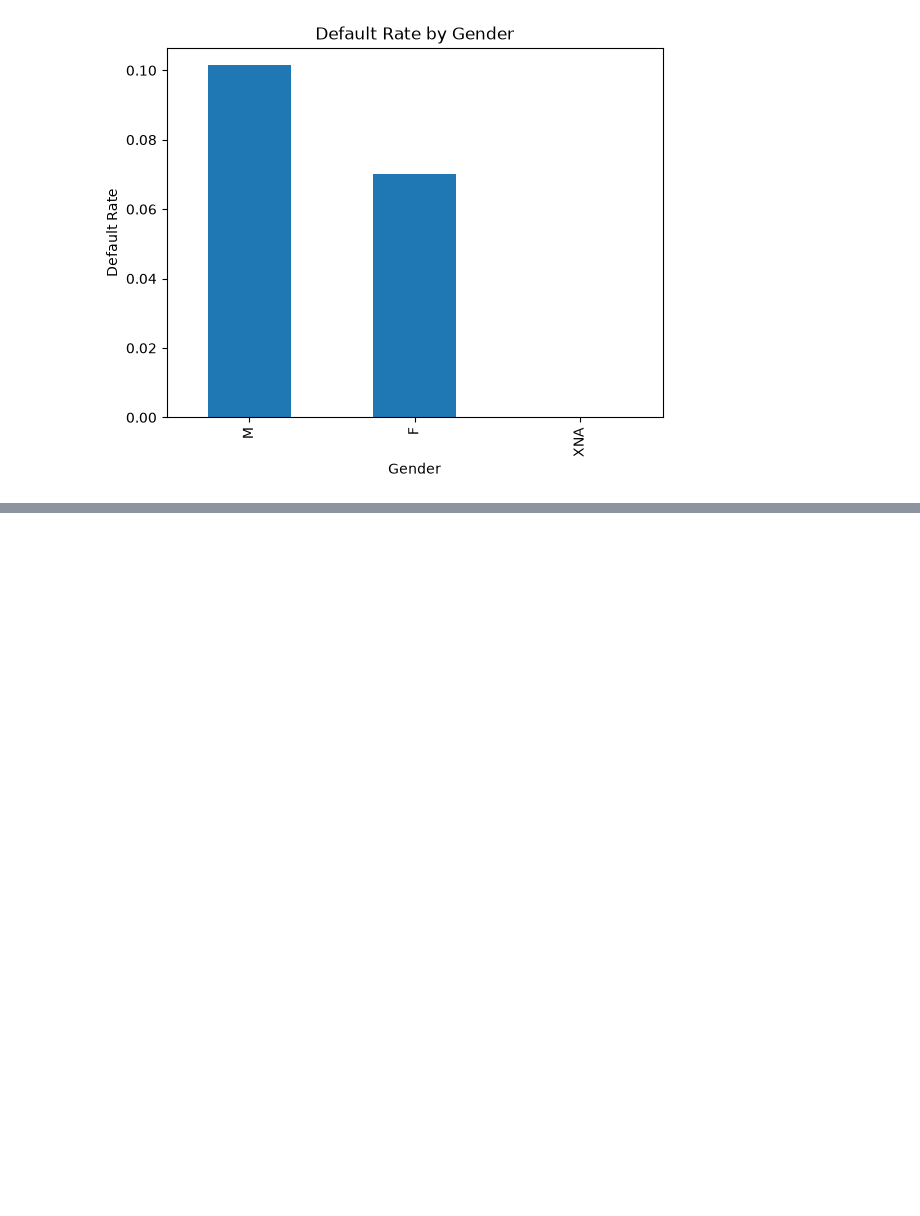
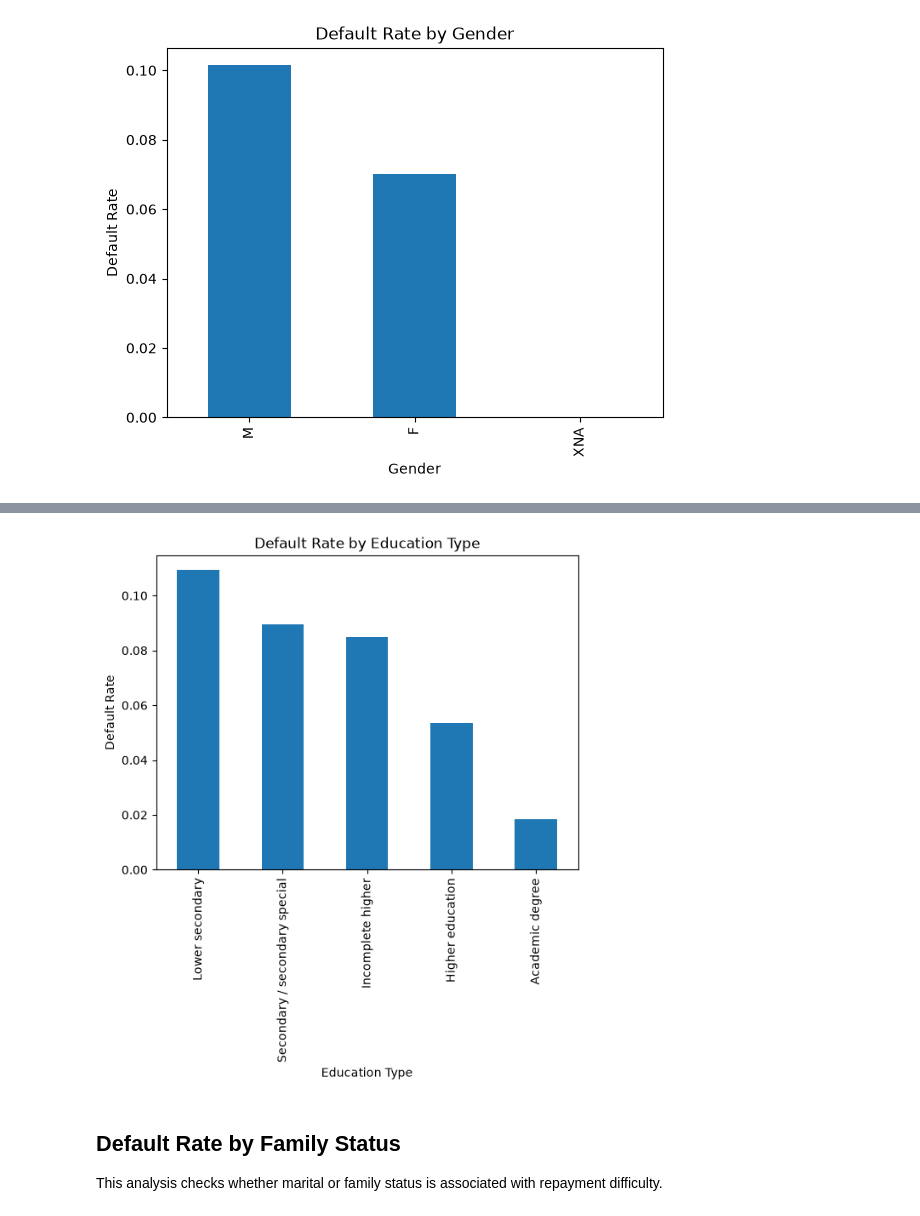
Before and after one commit to gsardar05-ops/Home-Credit-Default-Risk-Modelling, a Jupyter notebook: notebooks/02_application_train_eda.ipynb, the cells around one changed output, grey strips where cells are left out. Saved outputs shown, nothing was run; the diff lists cells and outputs as text; code cells hidden in the pictures; blank space fills up the shorter version.

Commit message:
Completed application train EDA notebook

```diff
--- a/notebooks/02_application_train_eda.ipynb
+++ b/notebooks/02_application_train_eda.ipynb
@@ -74,0 +79,4 @@ plt.show()
+# %%
+education_default = app_train.groupby("NAME_EDUCATION_TYPE")[target].mean().sort_values(ascending=False)
+
+education_default
@@ -74,0 +91,13 @@ plt.show()
+# %%
+education_default.plot(kind="bar")
+
+plt.title("Default Rate by Education Type")
+plt.xlabel("Education Type")
+plt.ylabel("Default Rate")
+plt.show()
+# %% [output]
+[figure, added]
+# %% [markdown]
+## Default Rate by Family Status
+
+This analysis checks whether marital or family status is associated with repayment difficulty.
```
Also changed, not shown: parts of 20 cells of this notebook.
